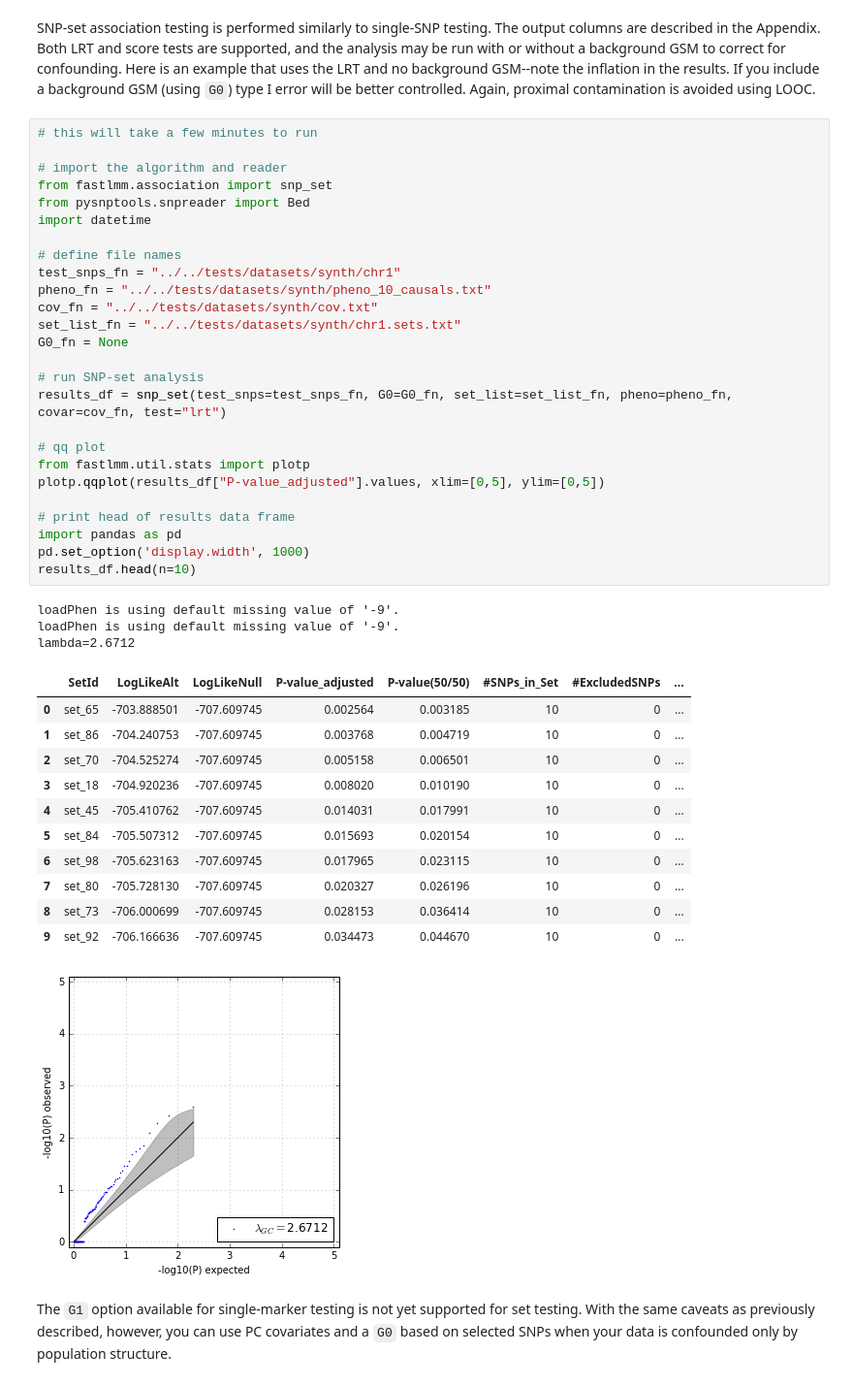
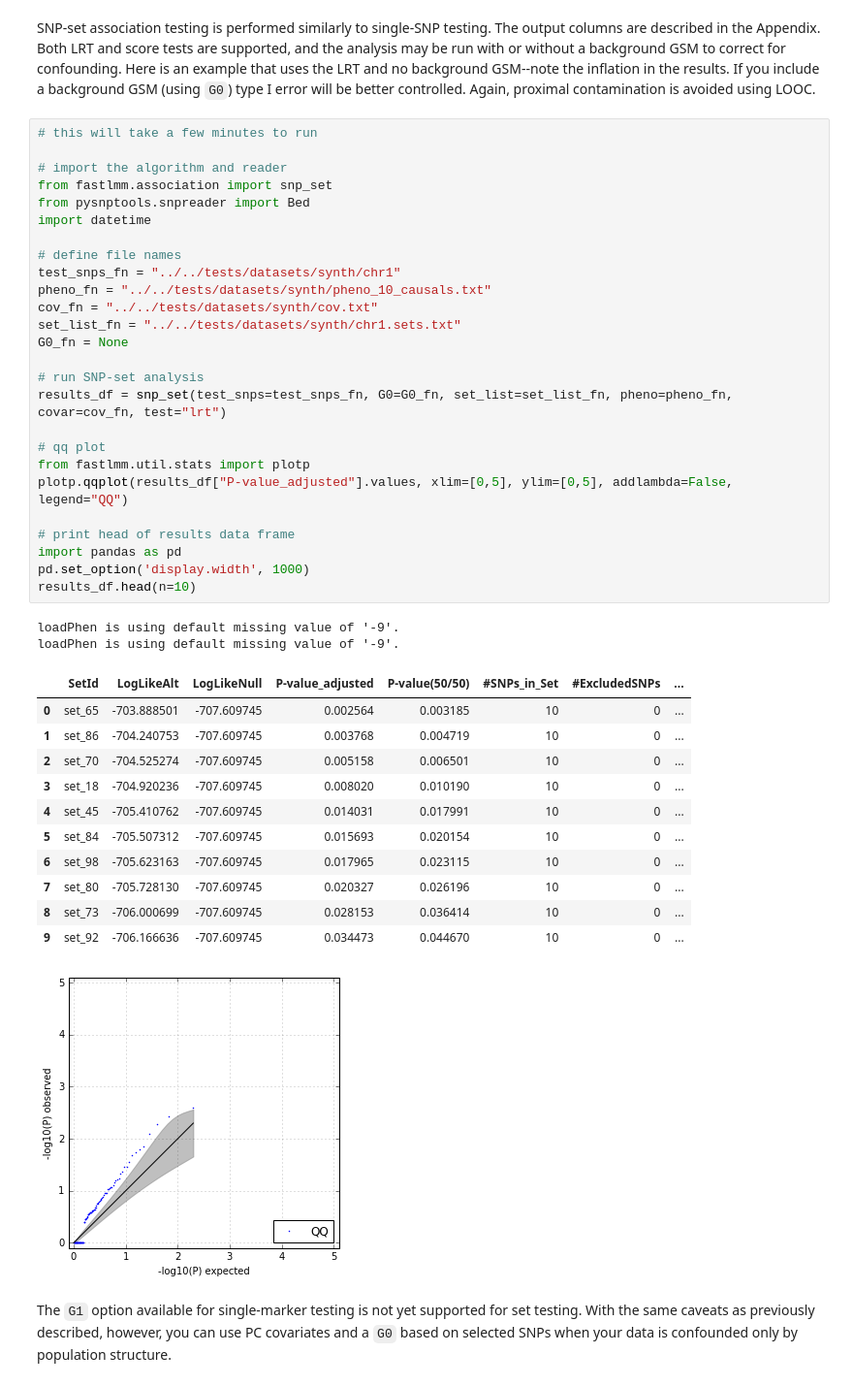
Before and after one commit to limix/FaST-LMM, a Jupyter notebook: doc/ipynb/FaST-LMM.ipynb, the cells around one changed output. Shown at 97% size. Saved outputs shown, nothing was run; the diff lists cells and outputs as text.

Commit message:
Update FaST-LMM.ipynb
Remove lambda from snp_set's QQ plot

```diff
--- a/doc/ipynb/FaST-LMM.ipynb
+++ b/doc/ipynb/FaST-LMM.ipynb
@@ -295,36 +295,35 @@ import datetime
 test_snps_fn = "../../tests/datasets/synth/chr1"
 pheno_fn = "../../tests/datasets/synth/pheno_10_causals.txt"
 cov_fn = "../../tests/datasets/synth/cov.txt"
 set_list_fn = "../../tests/datasets/synth/chr1.sets.txt"
 G0_fn = None
 
 # run SNP-set analysis
 results_df = snp_set(test_snps=test_snps_fn, G0=G0_fn, set_list=set_list_fn, pheno=pheno_fn, covar=cov_fn, test="lrt")
 
 # qq plot
 from fastlmm.util.stats import plotp
-plotp.qqplot(results_df["P-value_adjusted"].values, xlim=[0,5], ylim=[0,5])
+plotp.qqplot(results_df["P-value_adjusted"].values, xlim=[0,5], ylim=[0,5], addlambda=False, legend="QQ")
 
 # print head of results data frame
 import pandas as pd
 pd.set_option('display.width', 1000)
 results_df.head(n=10)
 # %% [output]
 loadPhen is using default missing value of '-9'.
 loadPhen is using default missing value of '-9'.
-lambda=2.6712
 |  | SetId | LogLikeAlt | LogLikeNull | P-value_adjusted | P-value(50/50) | #SNPs_in_Set | #ExcludedSNPs | ... |
 | 0 | set_65 | -703.888501 | -707.609745 | 0.002564 | 0.003185 | 10 | 0 | ... |
 | 1 | set_86 | -704.240753 | -707.609745 | 0.003768 | 0.004719 | 10 | 0 | ... |
 | 2 | set_70 | -704.525274 | -707.609745 | 0.005158 | 0.006501 | 10 | 0 | ... |
 | 3 | set_18 | -704.920236 | -707.609745 | 0.008020 | 0.010190 | 10 | 0 | ... |
 | 4 | set_45 | -705.410762 | -707.609745 | 0.014031 | 0.017991 | 10 | 0 | ... |
 | 5 | set_84 | -705.507312 | -707.609745 | 0.015693 | 0.020154 | 10 | 0 | ... |
 | 6 | set_98 | -705.623163 | -707.609745 | 0.017965 | 0.023115 | 10 | 0 | ... |
 | 7 | set_80 | -705.728130 | -707.609745 | 0.020327 | 0.026196 | 10 | 0 | ... |
 | 8 | set_73 | -706.000699 | -707.609745 | 0.028153 | 0.036414 | 10 | 0 | ... |
 | 9 | set_92 | -706.166636 | -707.609745 | 0.034473 | 0.044670 | 10 | 0 | ... |
-[figure, old version]
+[figure, new version]
 # %% [markdown]
 The `G1` option available for single-marker testing is not yet supported for set testing.  With the same caveats as previously described, however, you can use PC covariates and a `G0` based on selected SNPs when your data is confounded only by population structure.
 # %%
```
Also changed, not shown: parts of 1 cell of this notebook.
